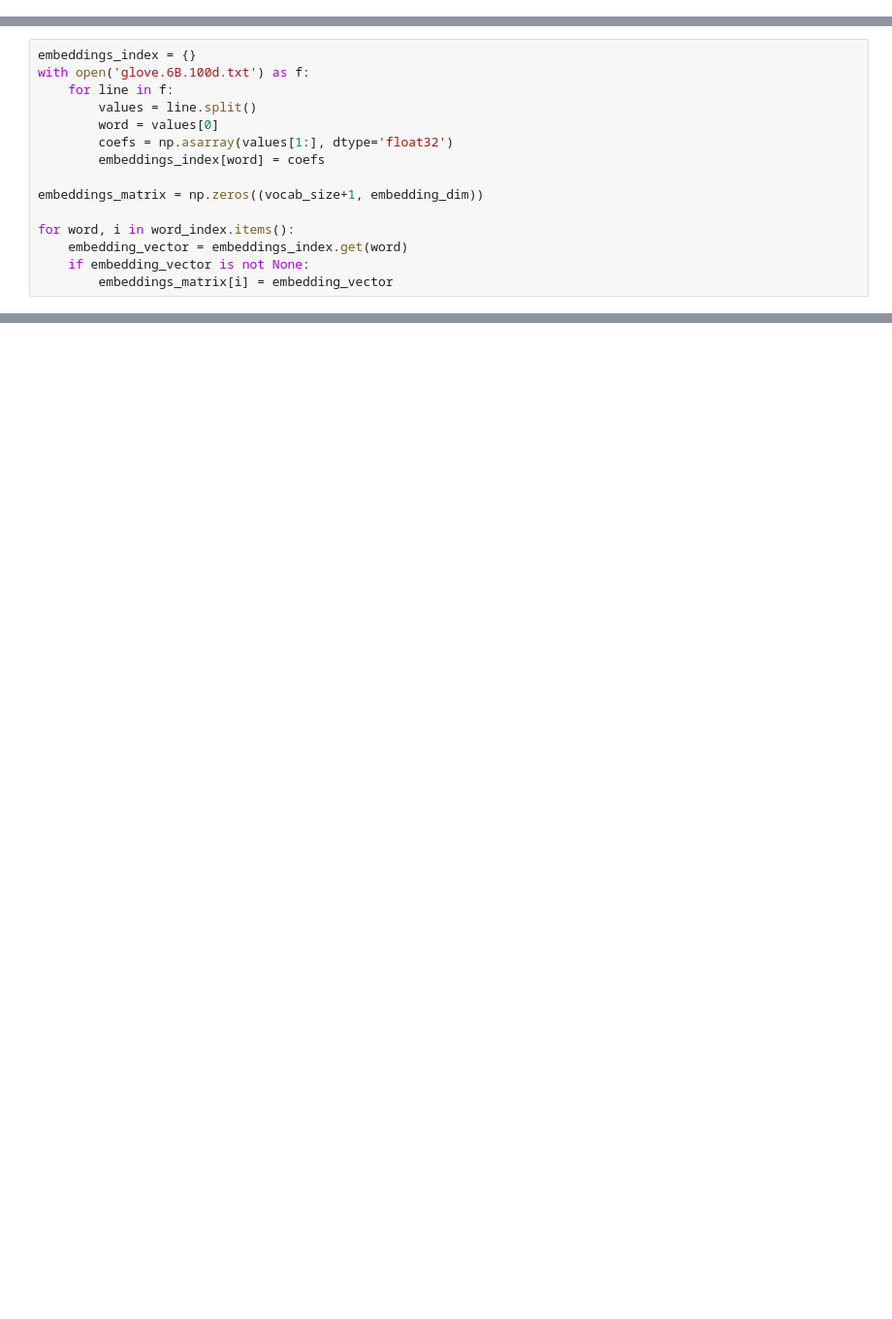
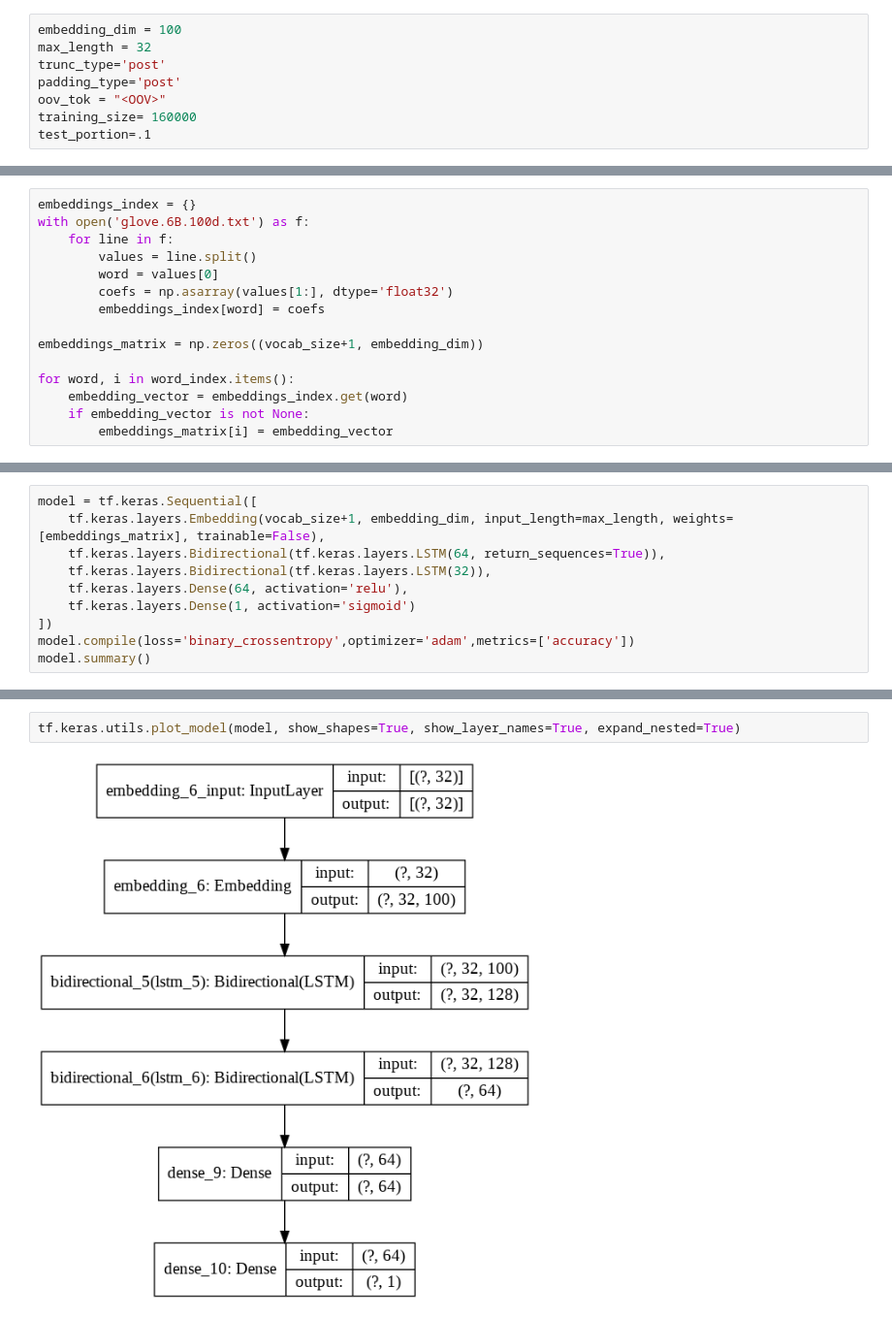
Before and after one commit to aaBadri/nlp-tf, a Jupyter notebook: week3/week3-exercise.ipynb, the cells around one changed output, grey strips where cells are left out. Shown: that part at 97% size. Saved outputs shown, nothing was run; the diff lists cells and outputs as text; blank space fills up the shorter version.

Commit message:
Add a basic model (it should be improved)

```diff
--- a/week3/week3-exercise.ipynb
+++ b/week3/week3-exercise.ipynb
@@ -83,3 +73,11 @@ list(csv.loc[1])
+# %%
+embedding_dim = 100
+max_length = 32
+trunc_type='post'
+padding_type='post'
+oov_tok = "<OOV>"
+training_size= 160000
+test_portion=.1
 # %%
 sentences = list(csv['tweet'])[:training_size]
 labels= list(csv['label'])[:training_size]
@@ -148,0 +139,10 @@ print("Training Complete")
+# %%
+model = tf.keras.Sequential([
+    tf.keras.layers.Embedding(vocab_size+1, embedding_dim, input_length=max_length, weights=[embeddings_matrix], trainable=False),
+    tf.keras.layers.Bidirectional(tf.keras.layers.LSTM(64, return_sequences=True)),
+    tf.keras.layers.Bidirectional(tf.keras.layers.LSTM(32)),
+    tf.keras.layers.Dense(64, activation='relu'),
+    tf.keras.layers.Dense(1, activation='sigmoid')
+])
+model.compile(loss='binary_crossentropy',optimizer='adam',metrics=['accuracy'])
+model.summary()
@@ -148,0 +168,4 @@ print("Training Complete")
+# %%
+tf.keras.utils.plot_model(model, show_shapes=True, show_layer_names=True, expand_nested=True)
+# %% [output]
+[figure, added]
```
Also changed, not shown: parts of 12 cells of this notebook.
